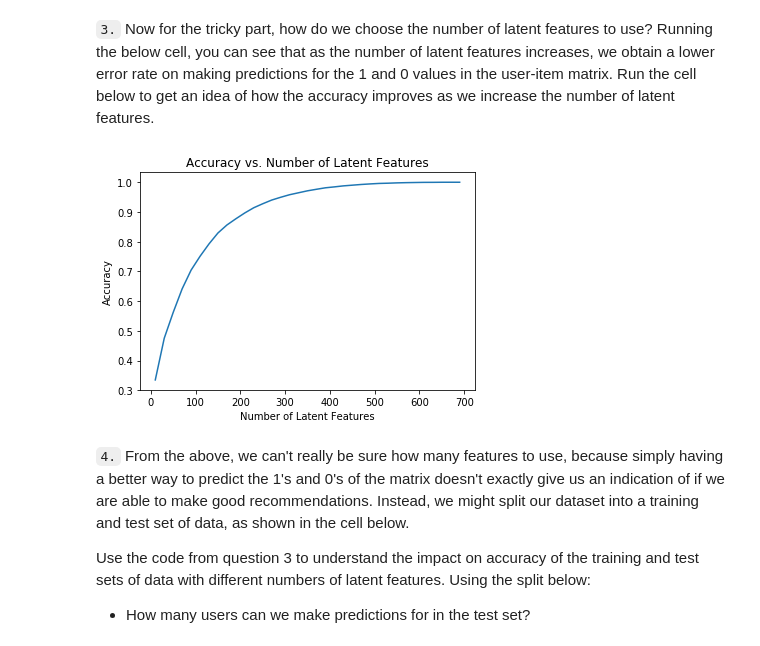
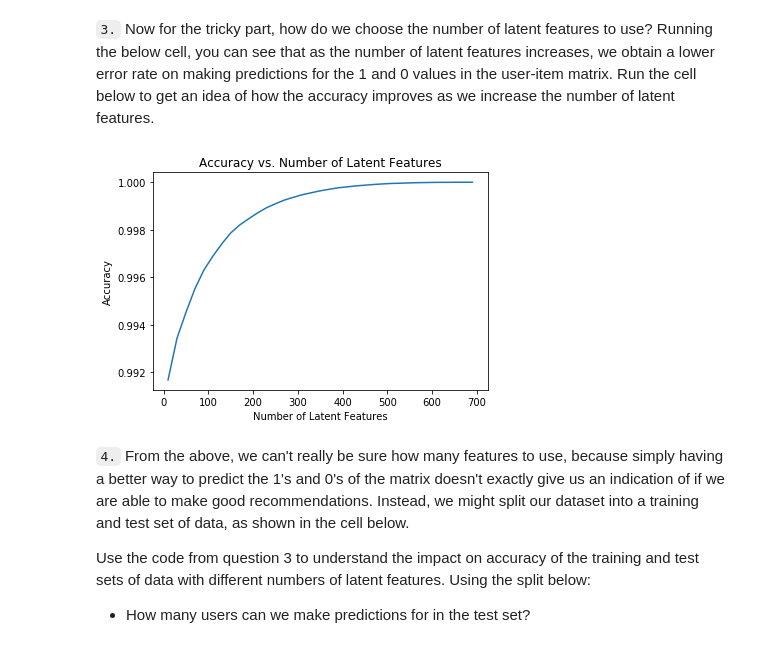
Before and after one commit to mtasende/recommendations-for-ibm, a Jupyter notebook: Recommendations_with_IBM.ipynb, the cells around one changed output. Cells and saved outputs as stored; diff of their text form; code cells hidden in the pictures.

```diff
--- a/Recommendations_with_IBM.ipynb
+++ b/Recommendations_with_IBM.ipynb
@@ -1053,28 +1080,28 @@ That is because the values with no interactions are marked as 0, and those with
 # %%
 num_latent_feats = np.arange(10,700+10,20)
 sum_errs = []
 
 for k in num_latent_feats:
     # restructure with k latent features
     s_new, u_new, vt_new = np.diag(s[:k]), u[:, :k], vt[:k, :]
 
     # take dot product
     user_item_est = np.around(np.dot(np.dot(u_new, s_new), vt_new))
 
     # compute error for each prediction to actual value
     diffs = np.subtract(user_item_matrix, user_item_est)
 
     # total errors and keep track of them
     err = np.sum(np.sum(np.abs(diffs)))
     sum_errs.append(err)
 
 
-plt.plot(num_latent_feats, 1 - np.array(sum_errs)/df.shape[0]);
+plt.plot(num_latent_feats, 1 - np.array(sum_errs)/user_item_matrix.size);
 plt.xlabel('Number of Latent Features');
 plt.ylabel('Accuracy');
 plt.title('Accuracy vs. Number of Latent Features');
 # %% [output]
-[figure, old version]
+[figure, new version]
 # %% [markdown]
 `4.` From the above, we can't really be sure how many features to use, because simply having a better way to predict the 1's and 0's of the matrix doesn't exactly give us an indication of if we are able to make good recommendations.  Instead, we might split our dataset into a training and test set of data, as shown in the cell below.
 
```
Also changed, not shown: parts of 10 cells of this notebook, 1 other file.
